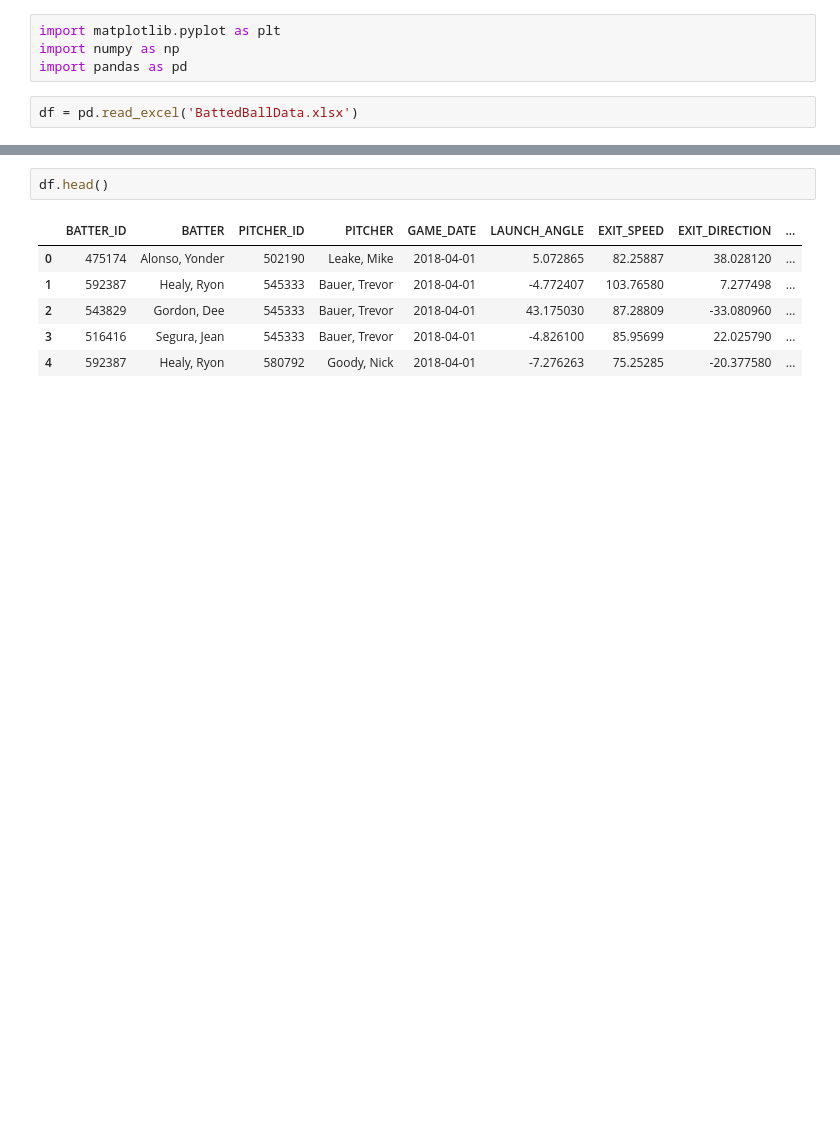
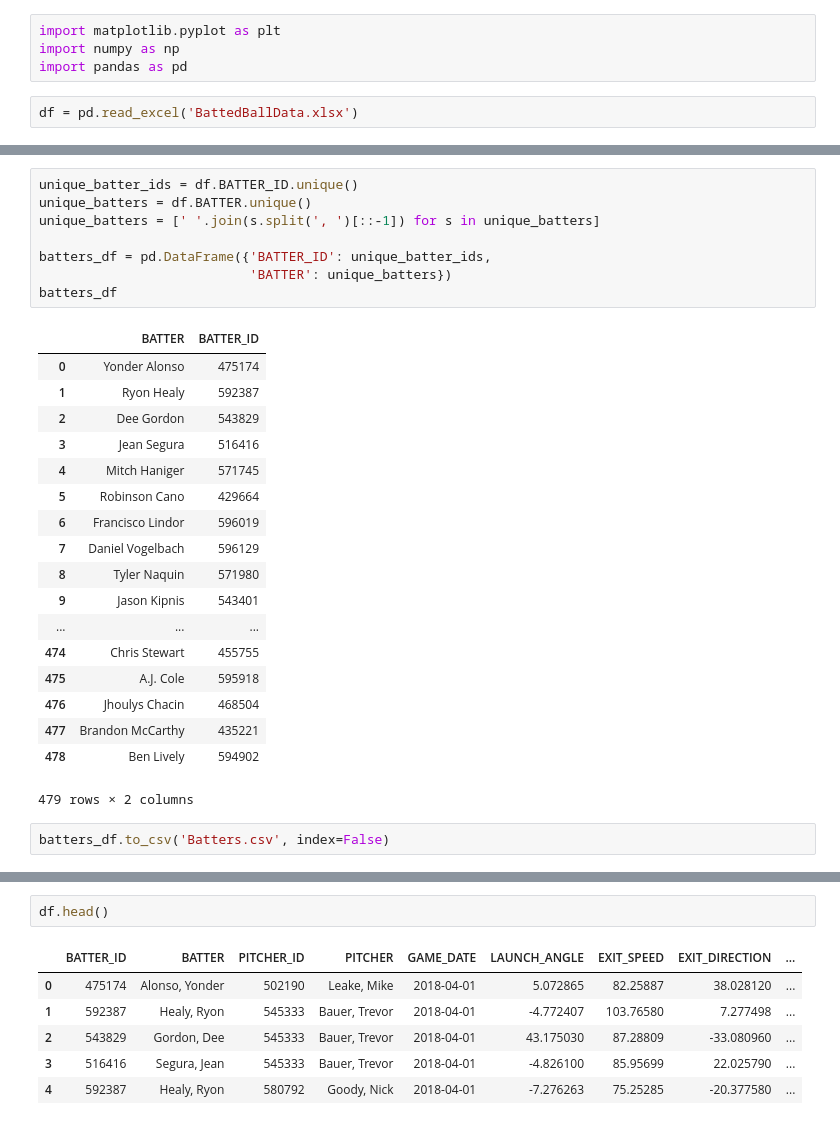
Before and after one commit to isaacrlee/batted-ball-data-visualizer, a Jupyter notebook: BattedBallData.ipynb, the cells around one changed output, grey strips where cells are left out. Cells and saved outputs as stored; diff of their text form; blank space fills up the shorter version.

Commit message:
Update data

```diff
--- a/BattedBallData.ipynb
+++ b/BattedBallData.ipynb
@@ -6,0 +30,29 @@ df = pd.read_excel('BattedBallData.xlsx')
+# %%
+unique_batter_ids = df.BATTER_ID.unique()
+unique_batters = df.BATTER.unique()
+unique_batters = [' '.join(s.split(', ')[::-1]) for s in unique_batters]
+
+batters_df = pd.DataFrame({'BATTER_ID': unique_batter_ids,
+                           'BATTER': unique_batters})
+batters_df
+# %% [output]
+|  | BATTER | BATTER_ID |
+| 0 | Yonder Alonso | 475174 |
+| 1 | Ryon Healy | 592387 |
+| 2 | Dee Gordon | 543829 |
+| 3 | Jean Segura | 516416 |
+| 4 | Mitch Haniger | 571745 |
+| 5 | Robinson Cano | 429664 |
+| 6 | Francisco Lindor | 596019 |
+| 7 | Daniel Vogelbach | 596129 |
+| 8 | Tyler Naquin | 571980 |
+| 9 | Jason Kipnis | 543401 |
+| ... | ... | ... |
+| 474 | Chris Stewart | 455755 |
+| 475 | A.J. Cole | 595918 |
+| 476 | Jhoulys Chacin | 468504 |
+| 477 | Brandon McCarthy | 435221 |
+| 478 | Ben Lively | 594902 |
+479 rows × 2 columns
+# %%
+batters_df.to_csv('Batters.csv', index=False)
```
Also changed, not shown: parts of 5 cells of this notebook, 3 other files.
